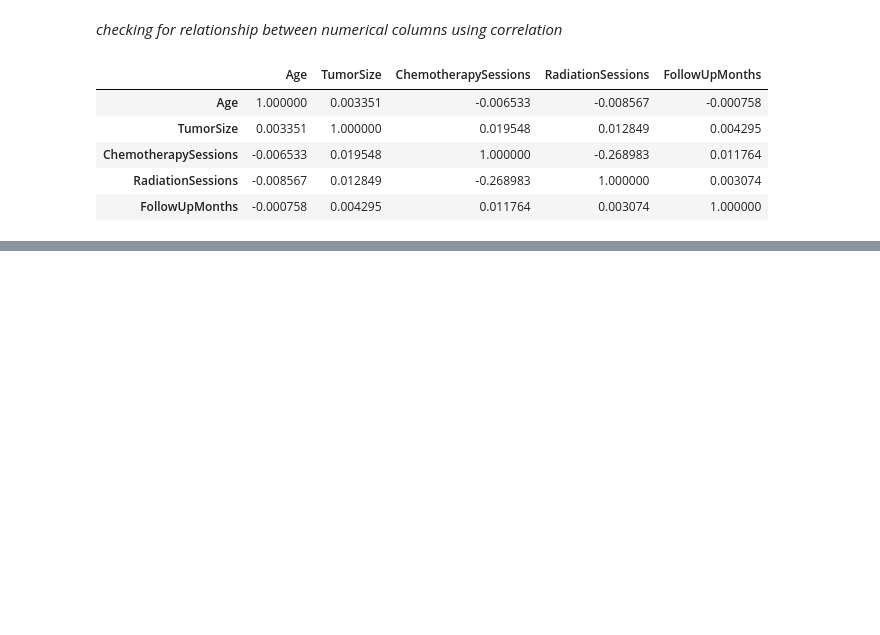
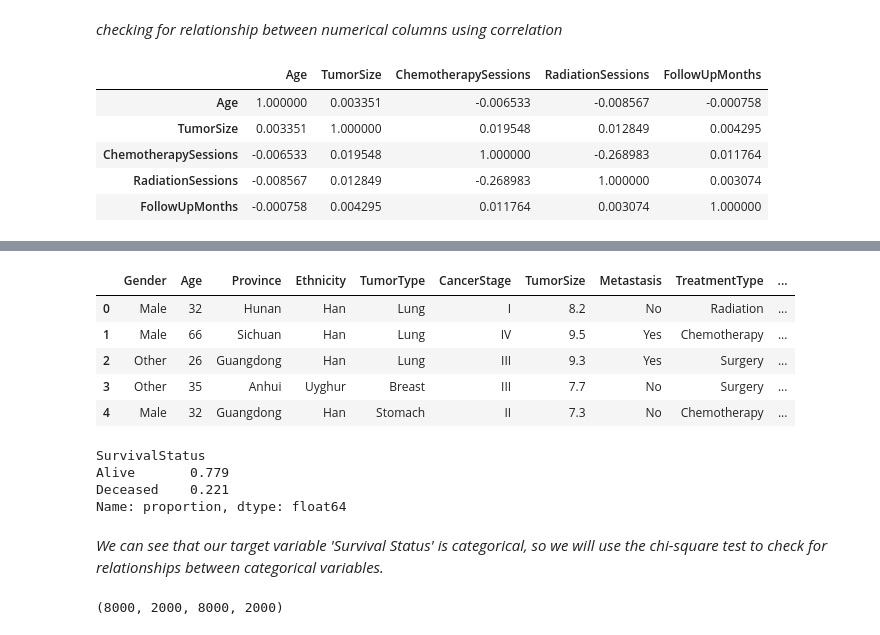
Before and after one commit to Prince-Favour12/Cancer-Prediction, a Jupyter notebook: project.ipynb, the cells around one changed output, grey strips where cells are left out. Saved outputs shown, nothing was run; the diff lists cells and outputs as text; code cells hidden in the pictures; blank space fills up the shorter version.

```diff
--- a/project.ipynb
+++ b/project.ipynb
@@ -432,0 +488,20 @@ df.corr(numeric_only= True)
+# %%
+df.head()
+# %% [output]
+|  | Gender | Age | Province | Ethnicity | TumorType | CancerStage | TumorSize | Metastasis | TreatmentType | ... |
+| 0 | Male | 32 | Hunan | Han | Lung | I | 8.2 | No | Radiation | ... |
+| 1 | Male | 66 | Sichuan | Han | Lung | IV | 9.5 | Yes | Chemotherapy | ... |
+| 2 | Other | 26 | Guangdong | Han | Lung | III | 9.3 | Yes | Surgery | ... |
+| 3 | Other | 35 | Anhui | Uyghur | Breast | III | 7.7 | No | Surgery | ... |
+| 4 | Male | 32 | Guangdong | Han | Stomach | II | 7.3 | No | Chemotherapy | ... |
+# %%
+# checking for imbalanced classes in the target variable
+
+df['SurvivalStatus'].value_counts(normalize=True)
+# %% [output]
+SurvivalStatus
+Alive       0.779
+Deceased    0.221
+Name: proportion, dtype: float64
+# %% [markdown]
+*We can see that our target variable 'Survival Status' is categorical, so we will use the chi-square test to check for relationships between categorical variables.*
@@ -432,0 +514,4 @@ df.corr(numeric_only= True)
+# %%
+len(X_train), len(X_test), len(y_train), len(y_test)
+# %% [output]
+(8000, 2000, 8000, 2000)
```
Also changed, not shown: parts of 20 cells of this notebook, 3 other files.
